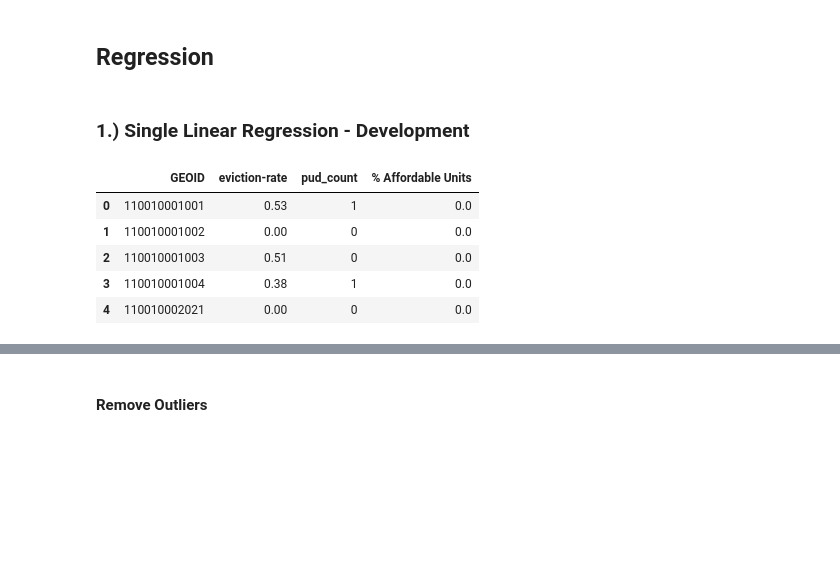
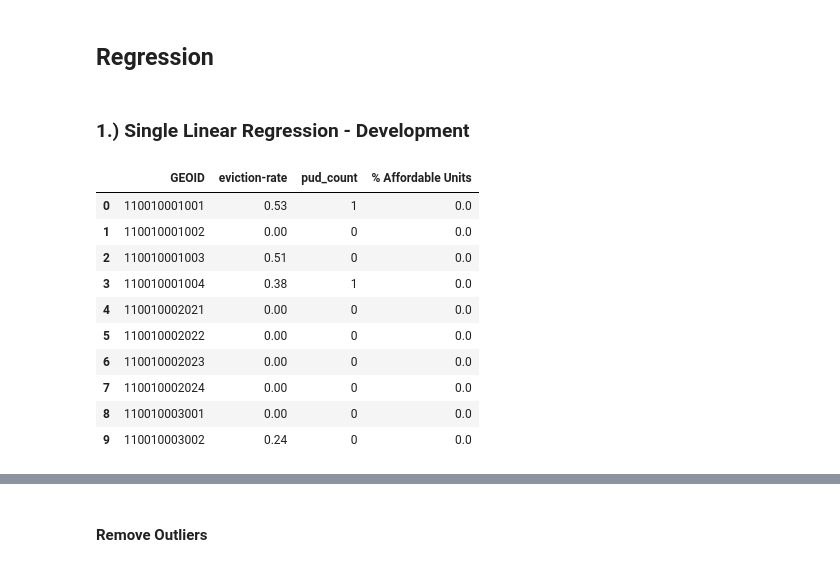
Before and after one commit to NicoleJaneway/dc-eviction-regression, a Jupyter notebook: technical_notebook.ipynb, the cells around one changed output, grey strips where cells are left out. Saved outputs shown, nothing was run; the diff lists cells and outputs as text; code cells hidden in the pictures; blank space fills up the shorter version.

```diff
--- a/technical_notebook.ipynb
+++ b/technical_notebook.ipynb
@@ -96,6 +99,7 @@ Out of 72 residential PUDs, the majority do not provide affordable units.
 <a id='regression'></a>
 ## Regression
 # %% [markdown]
+<a id='single'></a>
 ### 1.)  Single Linear Regression - Development
 # %%
 %run python_files/feature_selection_blocks
@@ -102,13 +107,18 @@ Out of 72 residential PUDs, the majority do not provide affordable units.
 # %%
 minipuds = agg_puds(puds)
-minipuds[['GEOID','eviction-rate','pud_count','% Affordable Units']].head()
+minipuds[['GEOID','eviction-rate','pud_count','% Affordable Units']].head(10)
 # %% [output]
 |  | GEOID | eviction-rate | pud_count | % Affordable Units |
 | 0 | 110010001001 | 0.53 | 1 | 0.0 |
 | 1 | 110010001002 | 0.00 | 0 | 0.0 |
 | 2 | 110010001003 | 0.51 | 0 | 0.0 |
 | 3 | 110010001004 | 0.38 | 1 | 0.0 |
 | 4 | 110010002021 | 0.00 | 0 | 0.0 |
+| 5 | 110010002022 | 0.00 | 0 | 0.0 |
+| 6 | 110010002023 | 0.00 | 0 | 0.0 |
+| 7 | 110010002024 | 0.00 | 0 | 0.0 |
+| 8 | 110010003001 | 0.00 | 0 | 0.0 |
+| 9 | 110010003002 | 0.24 | 0 | 0.0 |
 # %%
 chart_of_affordable_housing(minipuds['pud_count'], minipuds['% Affordable Units'], minipuds['eviction-rate'])
 # %% [output]
```
Also changed, not shown: parts of 16 cells of this notebook, 3 other files.
